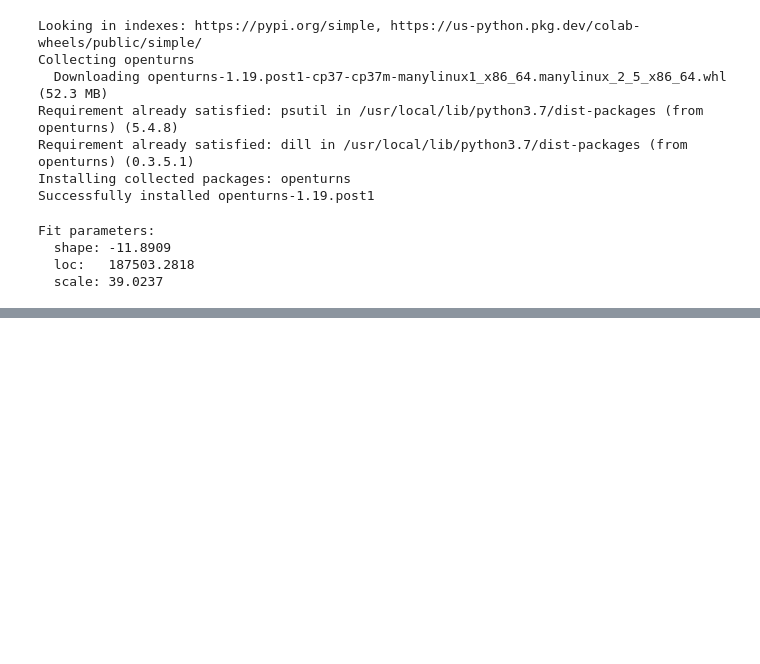
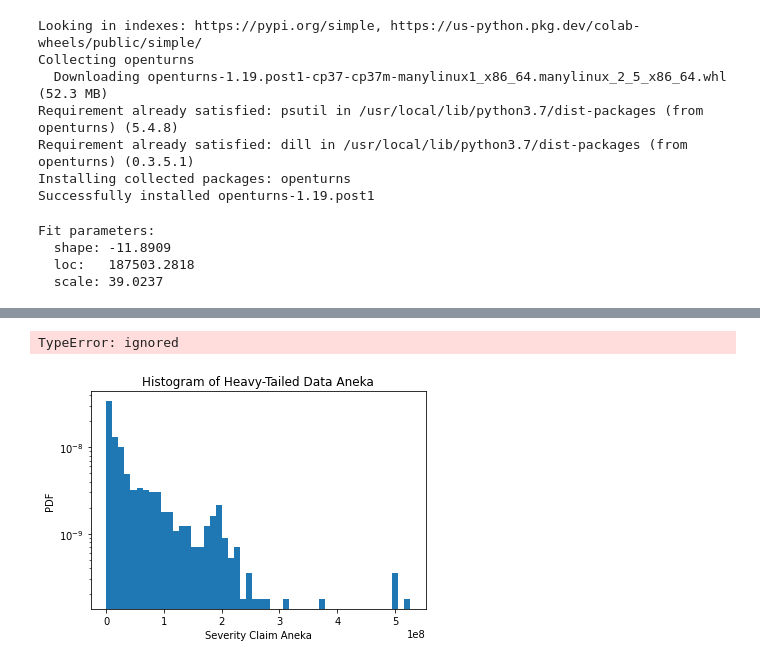
Before and after one commit to amilsiddik/percobaan, a Jupyter notebook: GEV.ipynb, the cells around one changed output, grey strips where cells are left out. Drawn from its saved outputs; the diff is of its cells as text; code cells hidden in the pictures; blank space fills up the shorter version.

```diff
--- a/GEV.ipynb
+++ b/GEV.ipynb
@@ -118,0 +133,20 @@ plt.show()
+# %%
+import numpy as np
+import matplotlib.pyplot as plt
+from scipy.stats import genextreme as gev
+
+plt.hist(dataAneka, bins=50, density = True, log = True)
+plt.title("Histogram of Heavy-Tailed Data Aneka")
+plt.xlabel("Severity Claim Aneka")
+plt.ylabel("PDF")
+#plt.show()
+plt.axvline(x=VaR, color = 'b')
+
+xx = np.linspace(0, 5.267075e+08, 535)
+yy = gev.pdf(xx, shape, loc, scale)
+plt.plot(xx, yy, '--')
+plt.legend(["GEV","Histogram"], loc ="upper right")
+plt.show()
+# %% [output]
+TypeError: ignored
+[figure, added]
```
Also changed, not shown: parts of 3 cells of this notebook.
